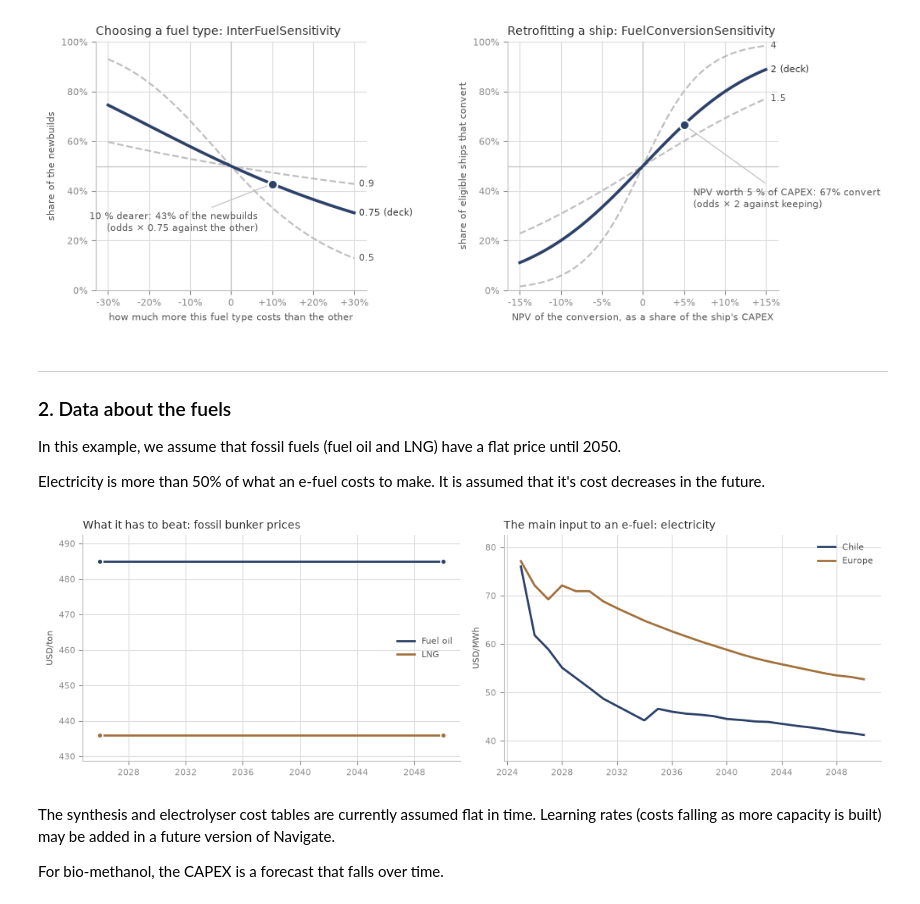
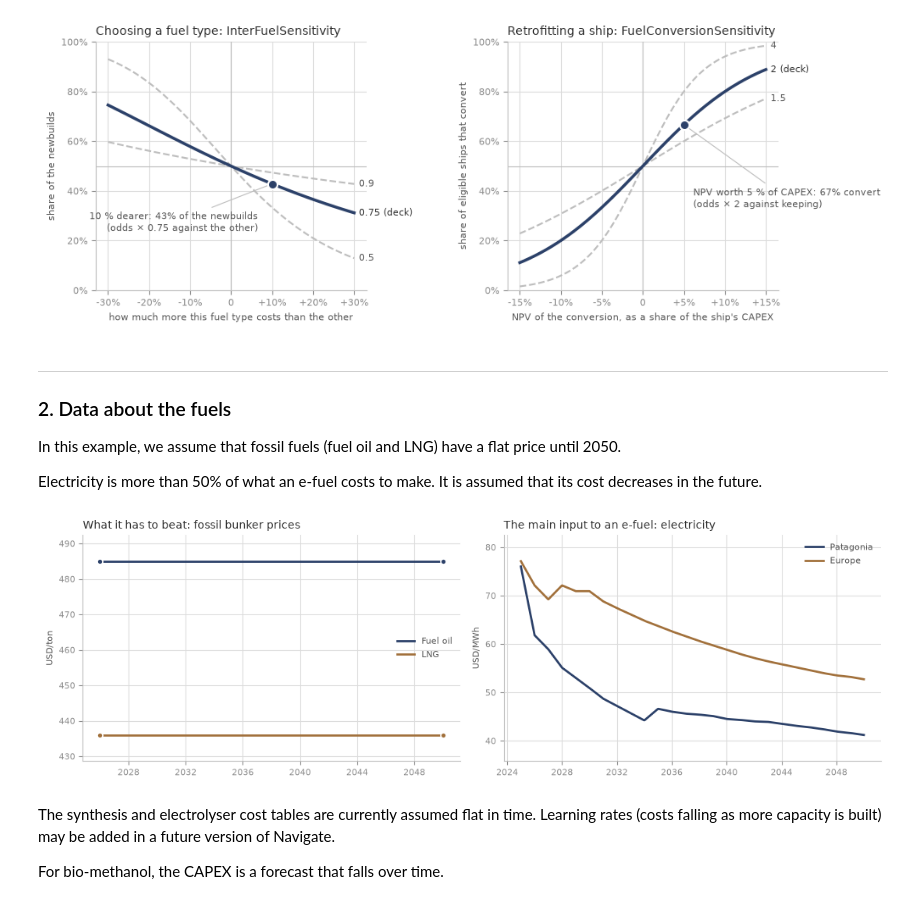
Before and after one commit to zerocarbonshipping/navigate-zcs, a Jupyter notebook: docs/workshop/02-understand-navigate.ipynb, the cells around one changed output. Cells and saved outputs as stored; diff of their text form; code cells hidden in the pictures.

```diff
--- a/docs/workshop/02-understand-navigate.ipynb
+++ b/docs/workshop/02-understand-navigate.ipynb
@@ -1031,22 +1031,22 @@ plt.show()
 
 In this example, we assume that fossil fuels (fuel oil and LNG) have a flat price until 2050.
 
-Electricity is more than 50% of what an e-fuel costs to make. It is assumed that it's cost decreases in the future.
+Electricity is more than 50% of what an e-fuel costs to make. It is assumed that its cost decreases in the future.
 # %%
 # @title Figure: fossil fuel and electricity prices
 fig, (ax1, ax2) = plt.subplots(1, 2, figsize=(11, 3.6))
 
 panel(ax1, [("fossil_fuel_oil_price_global", "Fuel oil"),
             ("liquefied_natural_gas_price_global", "LNG")],
       "What it has to beat: fossil bunker prices", "USD/ton")
-panel(ax2, [("electricity_cost_americas_mid", "Chile"),
+panel(ax2, [("electricity_cost_americas_mid", "Patagonia"),
             ("electricity_cost_europe_mid", "Europe")],
       "The main input to an e-fuel: electricity", "USD/MWh")
 
 fig.tight_layout()
 plt.show()
 # %% [output]
-[figure, old version]
+[figure, new version]
 # %% [markdown]
 The synthesis and electrolyser cost tables are currently assumed flat in time. Learning rates (costs falling as more capacity is built) may be added in a future version of Navigate.
 
```
Also changed, not shown: parts of 40 cells of this notebook, 10 other files.
